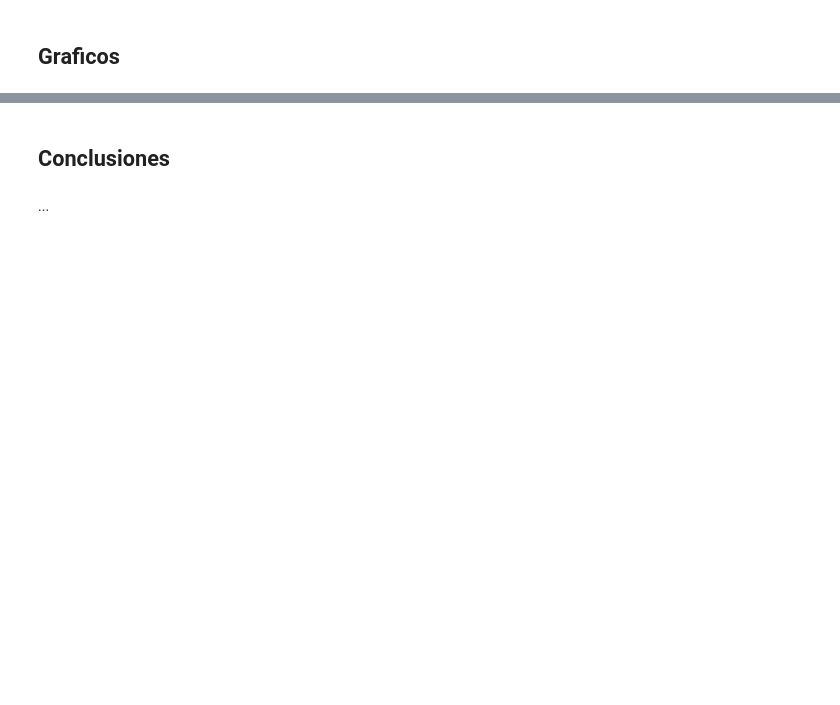
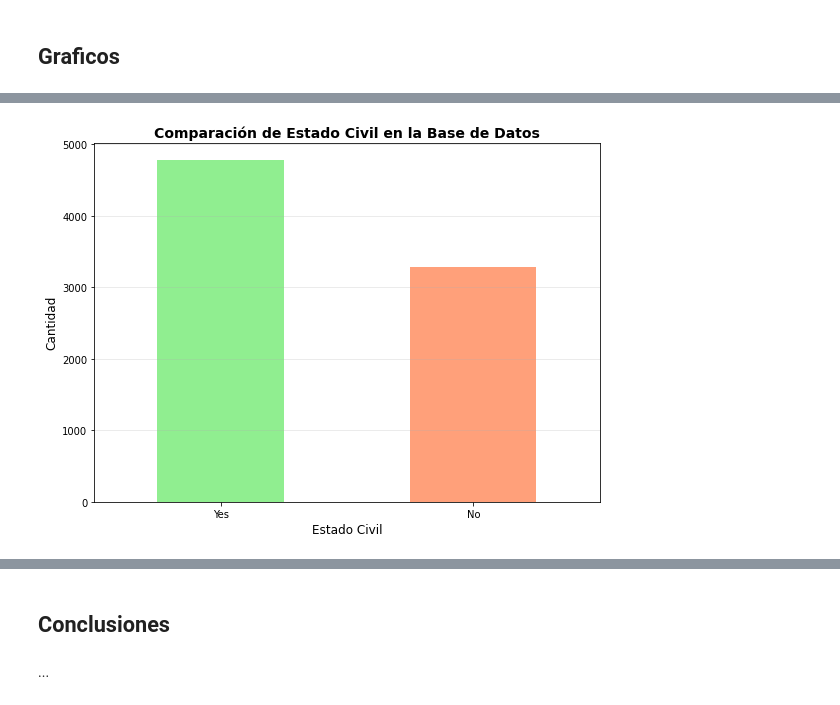
Before and after one commit to mnahuelanca/segmentacion-clientes, a Jupyter notebook: index.ipynb, the cells around one changed output, grey strips where cells are left out. Drawn from its saved outputs; the diff is of its cells as text; code cells hidden in the pictures; blank space fills up the shorter version.

```diff
--- a/index.ipynb
+++ b/index.ipynb
@@ -92,0 +353,14 @@ df.describe()
+# %%
+# Create a bar chart comparing married vs unmarried customers
+marital_counts = dfFinal['Estado_Civil'].value_counts()
+plt.figure(figsize=(8, 6))
+marital_counts.plot(kind='bar', color=['lightgreen', 'lightsalmon'])
+plt.title('Comparación de Estado Civil en la Base de Datos', fontsize=14, fontweight='bold')
+plt.xlabel('Estado Civil', fontsize=12)
+plt.ylabel('Cantidad', fontsize=12)
+plt.xticks(rotation=0)
+plt.grid(axis='y', alpha=0.3)
+plt.tight_layout()
+plt.show()
+# %% [output]
+[figure, added]
```
Also changed, not shown: parts of 27 cells of this notebook, 3 other files.
